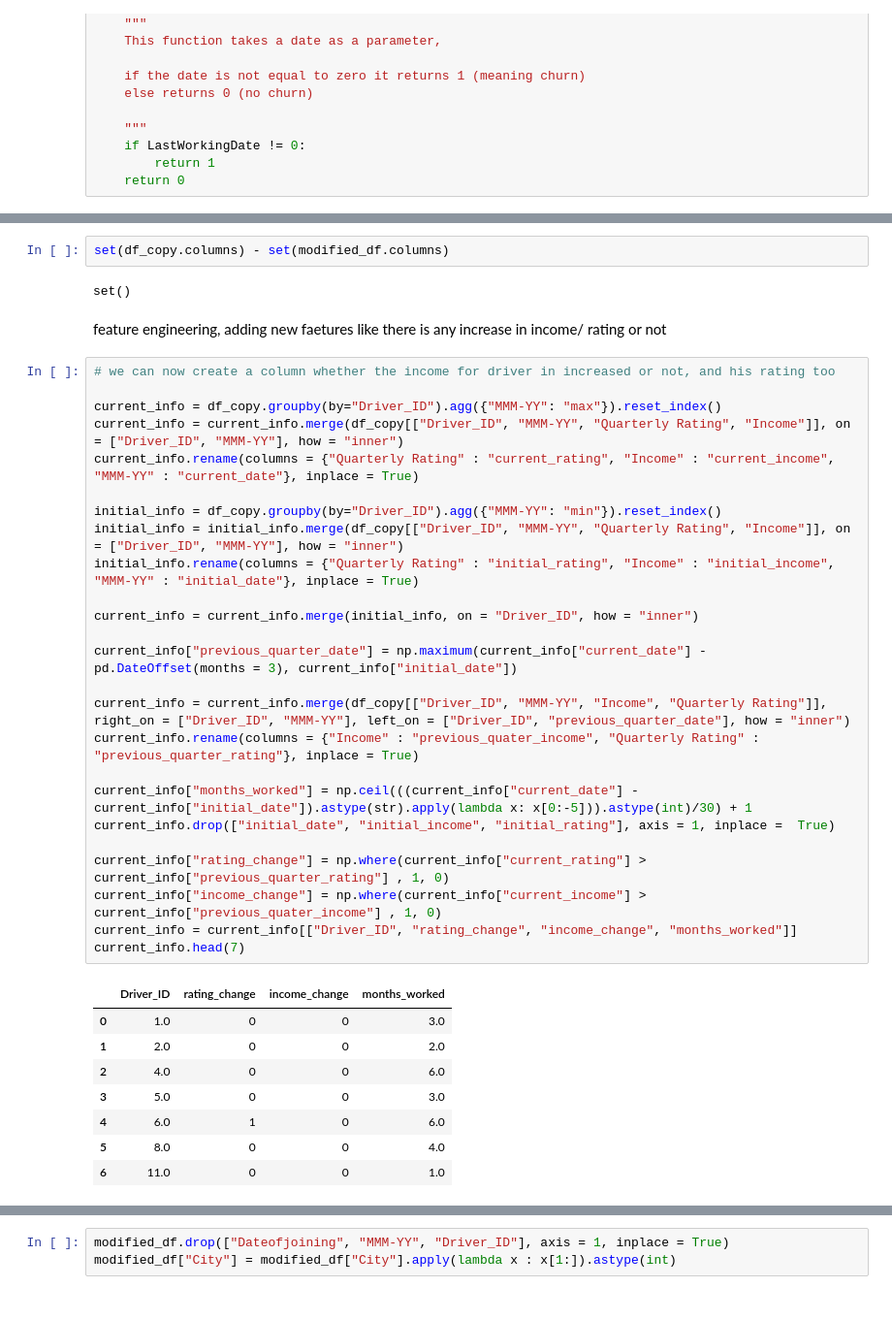
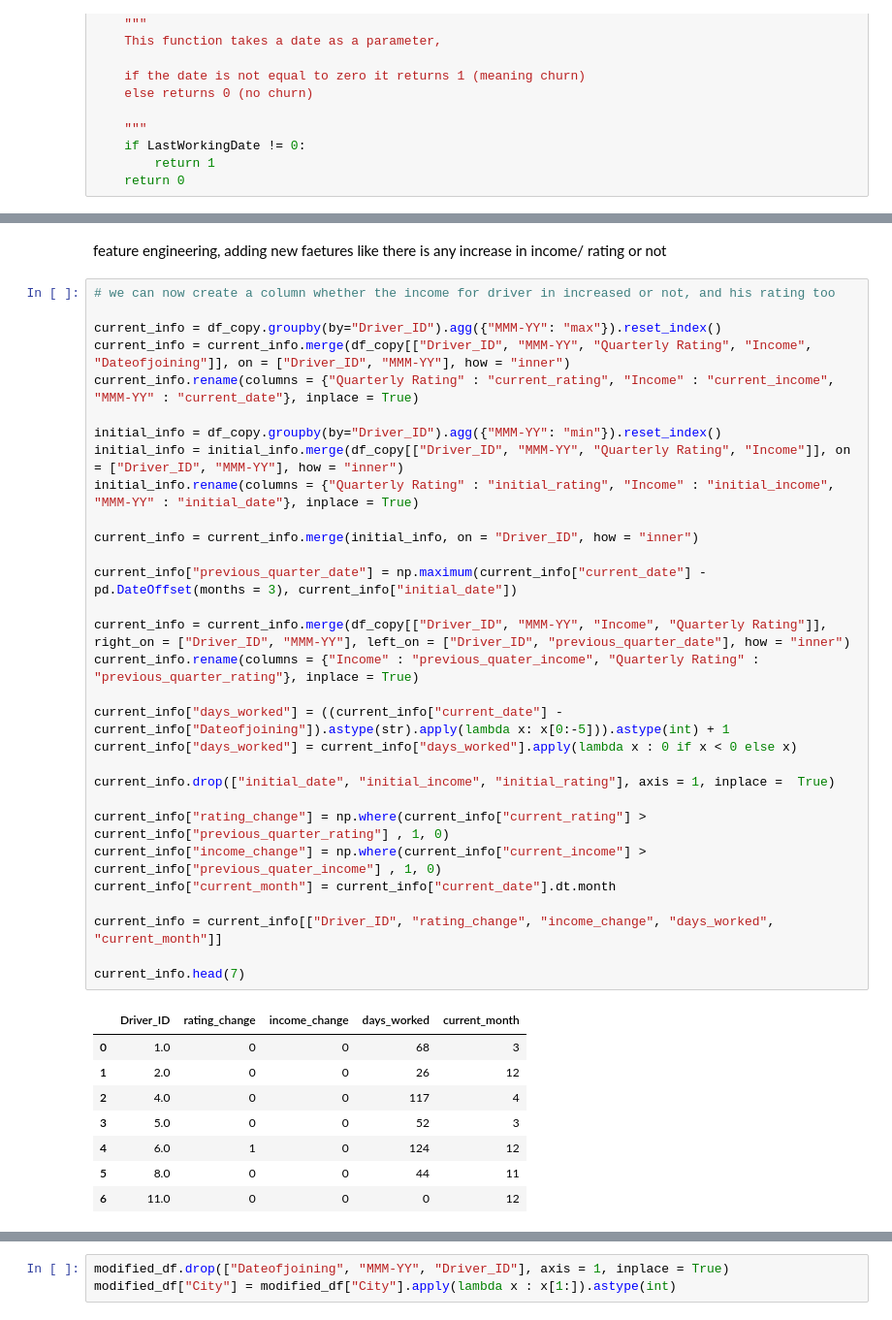
Before and after one commit to PraveenAllam93/data_science_business_cases, a Jupyter notebook: employee_churn.ipynb, the cells around one changed output, grey strips where cells are left out. Shown: that part at 97% size. Saved outputs shown, nothing was run; the diff lists cells and outputs as text.

Commit message:
modified data

```diff
--- a/employee_churn.ipynb
+++ b/employee_churn.ipynb
@@ -262,40 +265,41 @@ modified_df.head()
-# %%
-set(df_copy.columns) - set(modified_df.columns)
-# %% [output]
-set()
 # %% [markdown]
 feature engineering, adding new faetures like there is any increase in income/ rating or not
 # %%
 # we can now create a column whether the income for driver in increased or not, and his rating too
 
 current_info = df_copy.groupby(by="Driver_ID").agg({"MMM-YY": "max"}).reset_index()
-current_info = current_info.merge(df_copy[["Driver_ID", "MMM-YY", "Quarterly Rating", "Income"]], on = ["Driver_ID", "MMM-YY"], how = "inner")
+current_info = current_info.merge(df_copy[["Driver_ID", "MMM-YY", "Quarterly Rating", "Income", "Dateofjoining"]], on = ["Driver_ID", "MMM-YY"], how = "inner")
 current_info.rename(columns = {"Quarterly Rating" : "current_rating", "Income" : "current_income", "MMM-YY" : "current_date"}, inplace = True)
 
 initial_info = df_copy.groupby(by="Driver_ID").agg({"MMM-YY": "min"}).reset_index()
 initial_info = initial_info.merge(df_copy[["Driver_ID", "MMM-YY", "Quarterly Rating", "Income"]], on = ["Driver_ID", "MMM-YY"], how = "inner")
 initial_info.rename(columns = {"Quarterly Rating" : "initial_rating", "Income" : "initial_income", "MMM-YY" : "initial_date"}, inplace = True)
 
 current_info = current_info.merge(initial_info, on = "Driver_ID", how = "inner")
 
 current_info["previous_quarter_date"] = np.maximum(current_info["current_date"] - pd.DateOffset(months = 3), current_info["initial_date"])
 
 current_info = current_info.merge(df_copy[["Driver_ID", "MMM-YY", "Income", "Quarterly Rating"]], right_on = ["Driver_ID", "MMM-YY"], left_on = ["Driver_ID", "previous_quarter_date"], how = "inner")
 current_info.rename(columns = {"Income" : "previous_quater_income", "Quarterly Rating" : "previous_quarter_rating"}, inplace = True)
 
-current_info["months_worked"] = np.ceil(((current_info["current_date"] - current_info["initial_date"]).astype(str).apply(lambda x: x[0:-5])).astype(int)/30) + 1
+current_info["days_worked"] = ((current_info["current_date"] - current_info["Dateofjoining"]).astype(str).apply(lambda x: x[0:-5])).astype(int) + 1
+current_info["days_worked"] = current_info["days_worked"].apply(lambda x : 0 if x < 0 else x)
+
 current_info.drop(["initial_date", "initial_income", "initial_rating"], axis = 1, inplace =  True)
 
 current_info["rating_change"] = np.where(current_info["current_rating"] > current_info["previous_quarter_rating"] , 1, 0)
 current_info["income_change"] = np.where(current_info["current_income"] > current_info["previous_quater_income"] , 1, 0)
-current_info = current_info[["Driver_ID", "rating_change", "income_change", "months_worked"]]
+current_info["current_month"] = current_info["current_date"].dt.month
+
+current_info = current_info[["Driver_ID", "rating_change", "income_change", "days_worked", "current_month"]]
+
 current_info.head(7)
 # %% [output]
-|  | Driver_ID | rating_change | income_change | months_worked |
-| 0 | 1.0 | 0 | 0 | 3.0 |
-| 1 | 2.0 | 0 | 0 | 2.0 |
-| 2 | 4.0 | 0 | 0 | 6.0 |
-| 3 | 5.0 | 0 | 0 | 3.0 |
-| 4 | 6.0 | 1 | 0 | 6.0 |
-| 5 | 8.0 | 0 | 0 | 4.0 |
-| 6 | 11.0 | 0 | 0 | 1.0 |
+|  | Driver_ID | rating_change | income_change | days_worked | current_month |
+| 0 | 1.0 | 0 | 0 | 68 | 3 |
+| 1 | 2.0 | 0 | 0 | 26 | 12 |
+| 2 | 4.0 | 0 | 0 | 117 | 4 |
+| 3 | 5.0 | 0 | 0 | 52 | 3 |
+| 4 | 6.0 | 1 | 0 | 124 | 12 |
+| 5 | 8.0 | 0 | 0 | 44 | 11 |
+| 6 | 11.0 | 0 | 0 | 0 | 12 |
```
Also changed, not shown: parts of 6 cells of this notebook.
